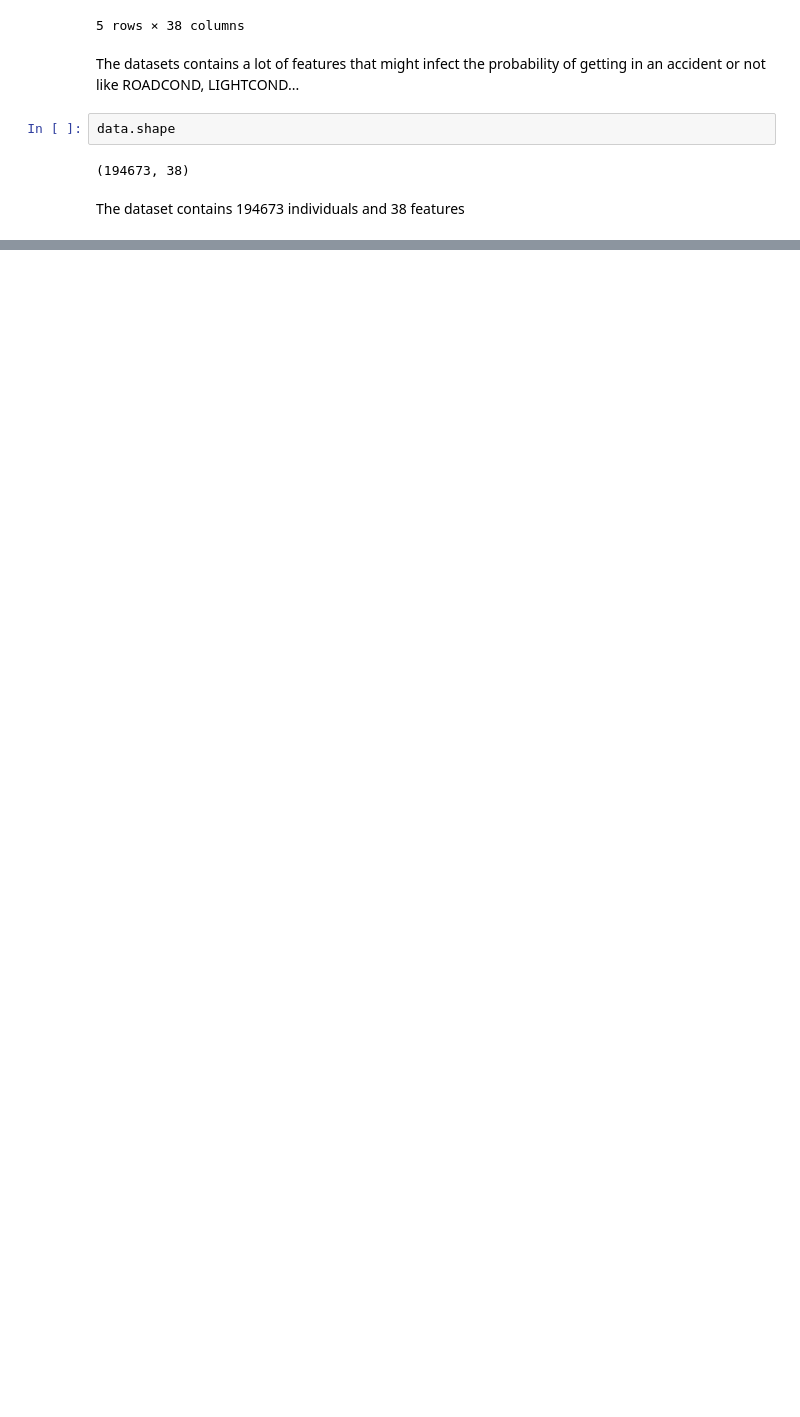
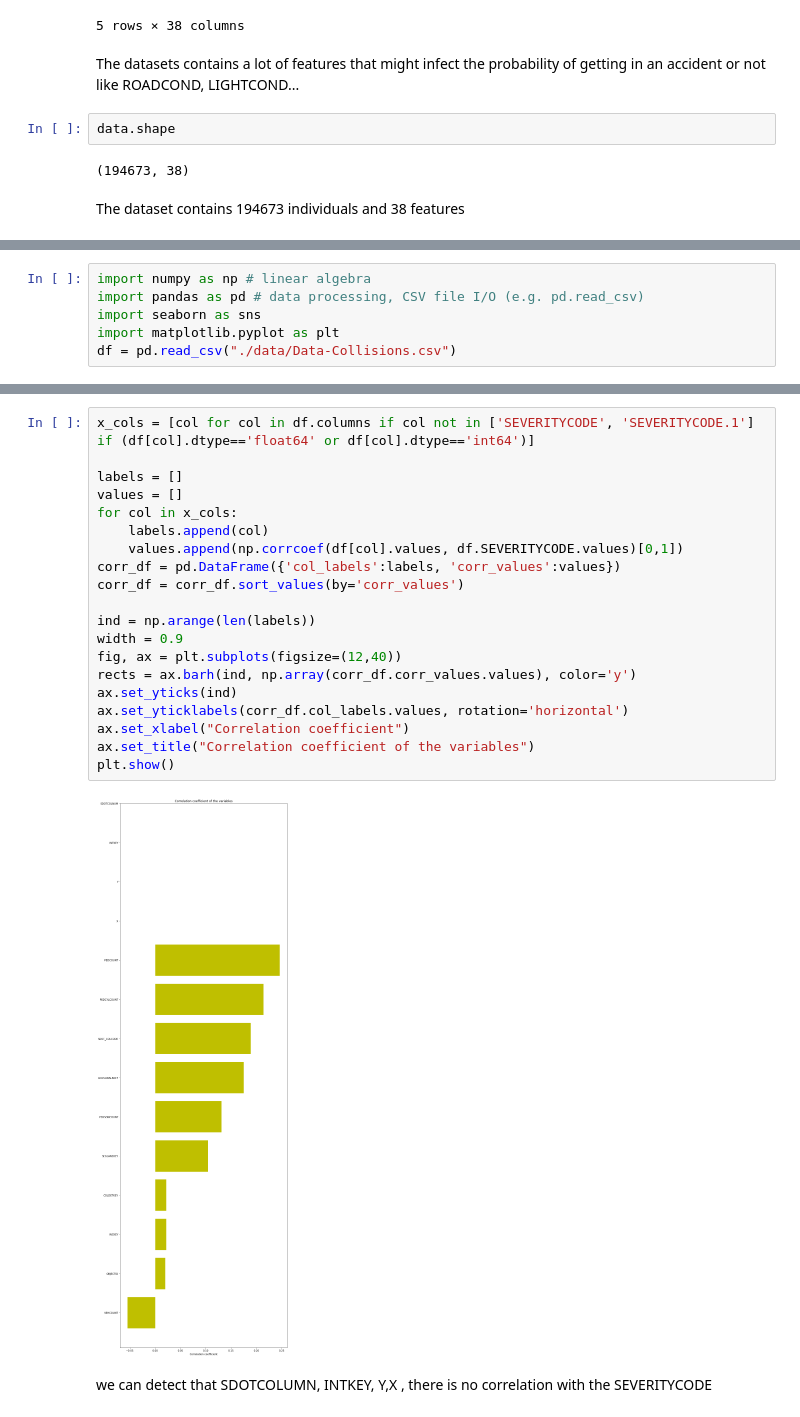
Before and after one commit to OumaimaBN/Capstone-Project, a Jupyter notebook: week2-nootebook.ipynb, the cells around one changed output, grey strips where cells are left out. Drawn from its saved outputs; the diff is of its cells as text; blank space fills up the shorter version.

Commit message:
[ADD] Data exploration

```diff
--- a/week2-nootebook.ipynb
+++ b/week2-nootebook.ipynb
@@ -33,0 +52,6 @@ The dataset contains 194673 individuals and 38 features
+# %%
+import numpy as np # linear algebra
+import pandas as pd # data processing, CSV file I/O (e.g. pd.read_csv)
+import seaborn as sns
+import matplotlib.pyplot as plt
+df = pd.read_csv("./data/Data-Collisions.csv")
@@ -33,0 +91,24 @@ The dataset contains 194673 individuals and 38 features
+# %%
+x_cols = [col for col in df.columns if col not in ['SEVERITYCODE', 'SEVERITYCODE.1'] if (df[col].dtype=='float64' or df[col].dtype=='int64')]
+
+labels = []
+values = []
+for col in x_cols:
+    labels.append(col)
+    values.append(np.corrcoef(df[col].values, df.SEVERITYCODE.values)[0,1])
+corr_df = pd.DataFrame({'col_labels':labels, 'corr_values':values})
+corr_df = corr_df.sort_values(by='corr_values')
+
+ind = np.arange(len(labels))
+width = 0.9
+fig, ax = plt.subplots(figsize=(12,40))
+rects = ax.barh(ind, np.array(corr_df.corr_values.values), color='y')
+ax.set_yticks(ind)
+ax.set_yticklabels(corr_df.col_labels.values, rotation='horizontal')
+ax.set_xlabel("Correlation coefficient")
+ax.set_title("Correlation coefficient of the variables")
+plt.show()
+# %% [output]
+[figure, added]
+# %% [markdown]
+we can detect that SDOTCOLUMN, INTKEY, Y,X , there is no correlation with the SEVERITYCODE
```
Also changed, not shown: parts of 21 cells of this notebook, 2 other files.
